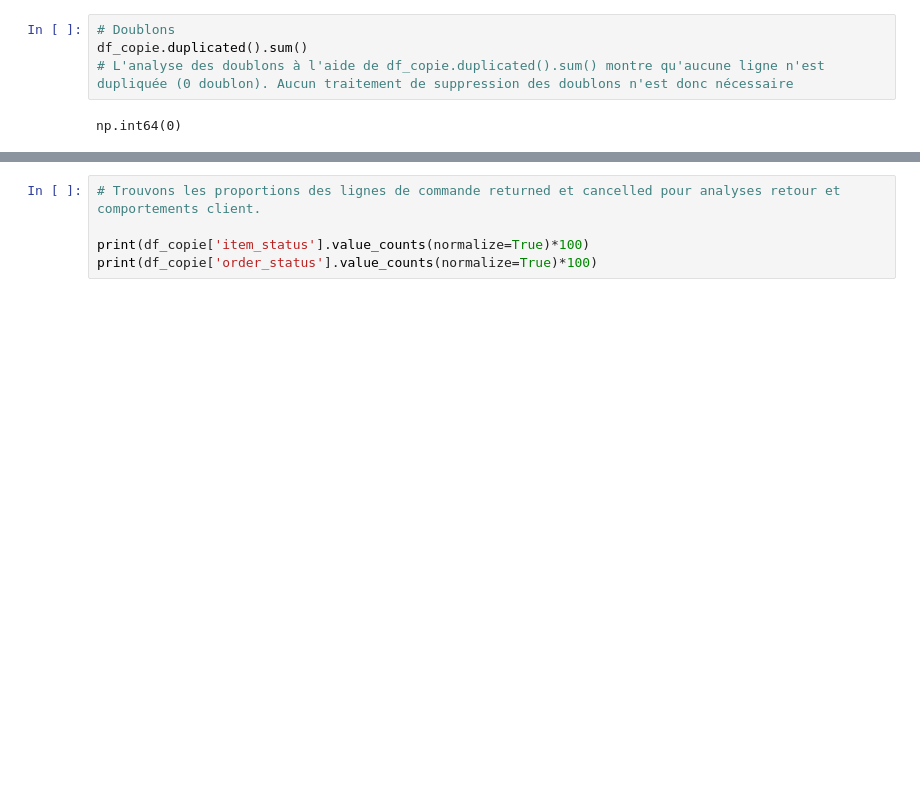
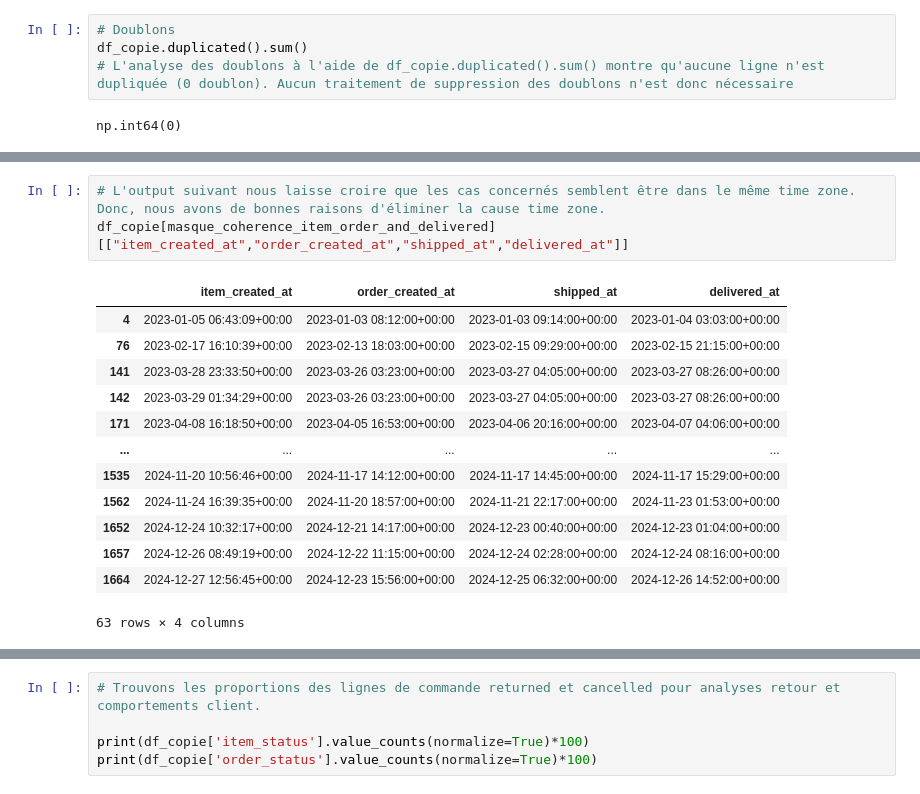
Before and after one commit to glimaleba/projet_thelook, a Jupyter notebook: notebooks/01_EDA_python.ipynb, the cells around one changed output, grey strips where cells are left out. Drawn from its saved outputs; the diff is of its cells as text; blank space fills up the shorter version.

```diff
--- a/notebooks/01_EDA_python.ipynb
+++ b/notebooks/01_EDA_python.ipynb
@@ -233,0 +364,17 @@ np.int64(0)
+# %%
+# L'output suivant nous laisse croire que les cas concernés semblent être dans le même time zone. Donc, nous avons de bonnes raisons d'éliminer la cause time zone.
+df_copie[masque_coherence_item_order_and_delivered][["item_created_at","order_created_at","shipped_at","delivered_at"]]
+# %% [output]
+|  | item_created_at | order_created_at | shipped_at | delivered_at |
+| 4 | 2023-01-05 06:43:09+00:00 | 2023-01-03 08:12:00+00:00 | 2023-01-03 09:14:00+00:00 | 2023-01-04 03:03:00+00:00 |
+| 76 | 2023-02-17 16:10:39+00:00 | 2023-02-13 18:03:00+00:00 | 2023-02-15 09:29:00+00:00 | 2023-02-15 21:15:00+00:00 |
+| 141 | 2023-03-28 23:33:50+00:00 | 2023-03-26 03:23:00+00:00 | 2023-03-27 04:05:00+00:00 | 2023-03-27 08:26:00+00:00 |
+| 142 | 2023-03-29 01:34:29+00:00 | 2023-03-26 03:23:00+00:00 | 2023-03-27 04:05:00+00:00 | 2023-03-27 08:26:00+00:00 |
+| 171 | 2023-04-08 16:18:50+00:00 | 2023-04-05 16:53:00+00:00 | 2023-04-06 20:16:00+00:00 | 2023-04-07 04:06:00+00:00 |
+| ... | ... | ... | ... | ... |
+| 1535 | 2024-11-20 10:56:46+00:00 | 2024-11-17 14:12:00+00:00 | 2024-11-17 14:45:00+00:00 | 2024-11-17 15:29:00+00:00 |
+| 1562 | 2024-11-24 16:39:35+00:00 | 2024-11-20 18:57:00+00:00 | 2024-11-21 22:17:00+00:00 | 2024-11-23 01:53:00+00:00 |
+| 1652 | 2024-12-24 10:32:17+00:00 | 2024-12-21 14:17:00+00:00 | 2024-12-23 00:40:00+00:00 | 2024-12-23 01:04:00+00:00 |
+| 1657 | 2024-12-26 08:49:19+00:00 | 2024-12-22 11:15:00+00:00 | 2024-12-24 02:28:00+00:00 | 2024-12-24 08:16:00+00:00 |
+| 1664 | 2024-12-27 12:56:45+00:00 | 2024-12-23 15:56:00+00:00 | 2024-12-25 06:32:00+00:00 | 2024-12-26 14:52:00+00:00 |
+63 rows × 4 columns
```
Also changed, not shown: parts of 22 cells of this notebook.
